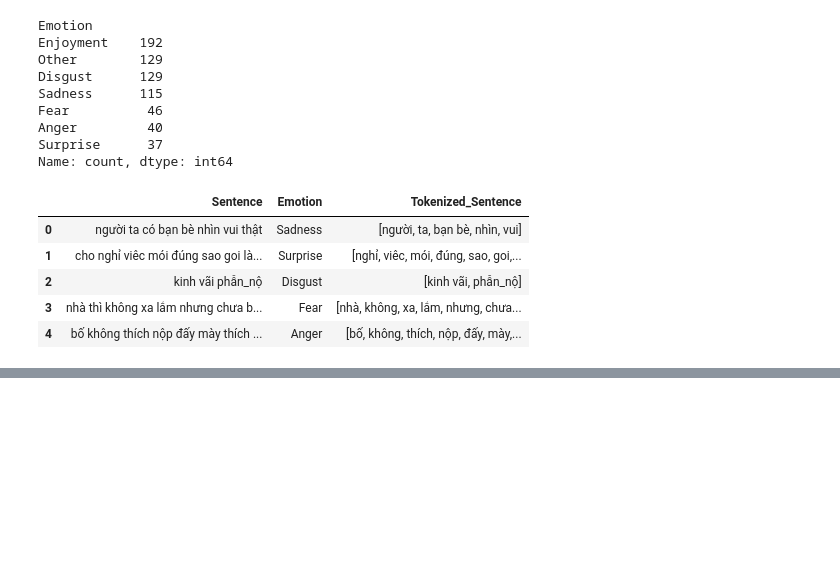
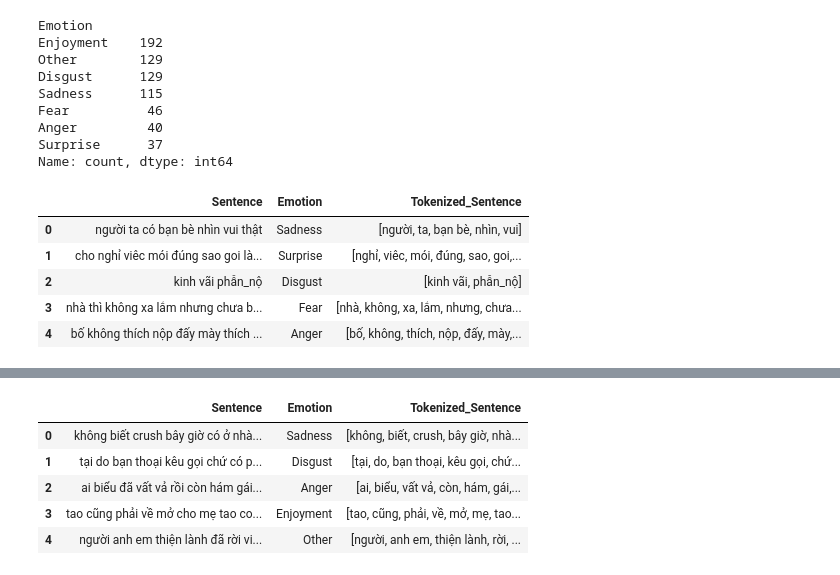
Before and after one commit to maiduyen05/emotion-recognize, a Jupyter notebook: src/preprocessing.ipynb, the cells around one changed output, grey strips where cells are left out. Saved outputs shown, nothing was run; the diff lists cells and outputs as text; code cells hidden in the pictures; blank space fills up the shorter version.

Commit message:
merged 0 enjoy, eda

```diff
--- a/src/preprocessing.ipynb
+++ b/src/preprocessing.ipynb
@@ -723,0 +708,4 @@ processed_test.to_csv(f"{path}\\preprocessed_test.csv",  index=False, encoding="
+# %%
+merged = pd.read_csv("..\\data\\merged_data\\merged_data.csv", encoding="utf-8-sig")
+# %%
+processed_merged = pipeline_preprocessing(merged)
@@ -723,0 +747,9 @@ processed_test.to_csv(f"{path}\\preprocessed_test.csv",  index=False, encoding="
+# %%
+processed_merged.head(5)
+# %% [output]
+|  | Sentence | Emotion | Tokenized_Sentence |
+| 0 | không biết crush bây giờ có ở nhà... | Sadness | [không, biết, crush, bây giờ, nhà... |
+| 1 | tại do bạn thoại kêu gọi chứ có p... | Disgust | [tại, do, bạn thoại, kêu gọi, chứ... |
+| 2 | ai biểu đã vất vả rồi còn hám gái... | Anger | [ai, biểu, vất vả, còn, hám, gái,... |
+| 3 | tao cũng phải về mở cho mẹ tao co... | Enjoyment | [tao, cũng, phải, về, mở, mẹ, tao... |
+| 4 | người anh em thiện lành đã rời vi... | Other | [người, anh em, thiện lành, rời, ... |
```
Also changed, not shown: parts of 8 cells of this notebook, 1 other file.
